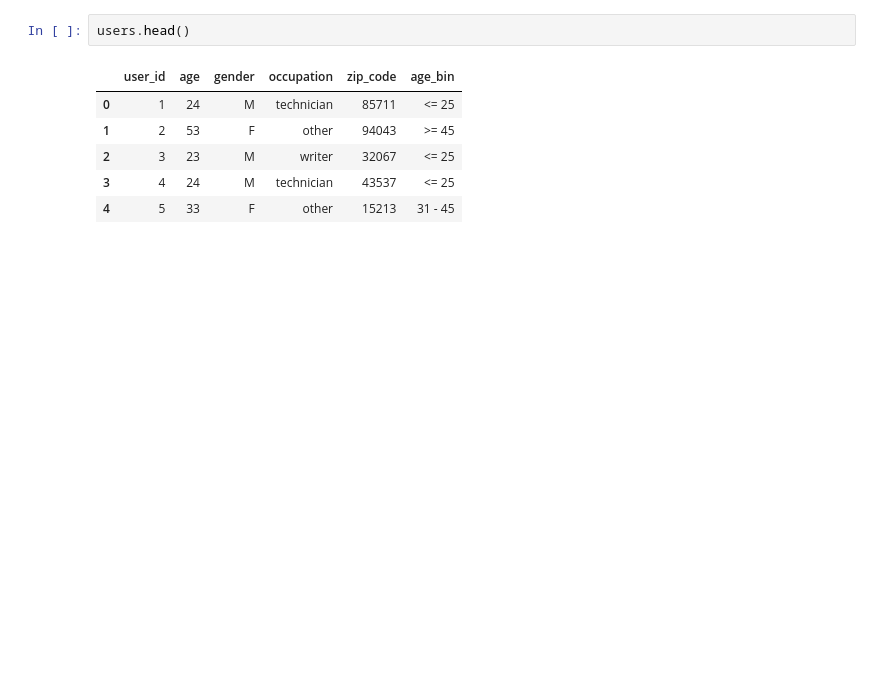
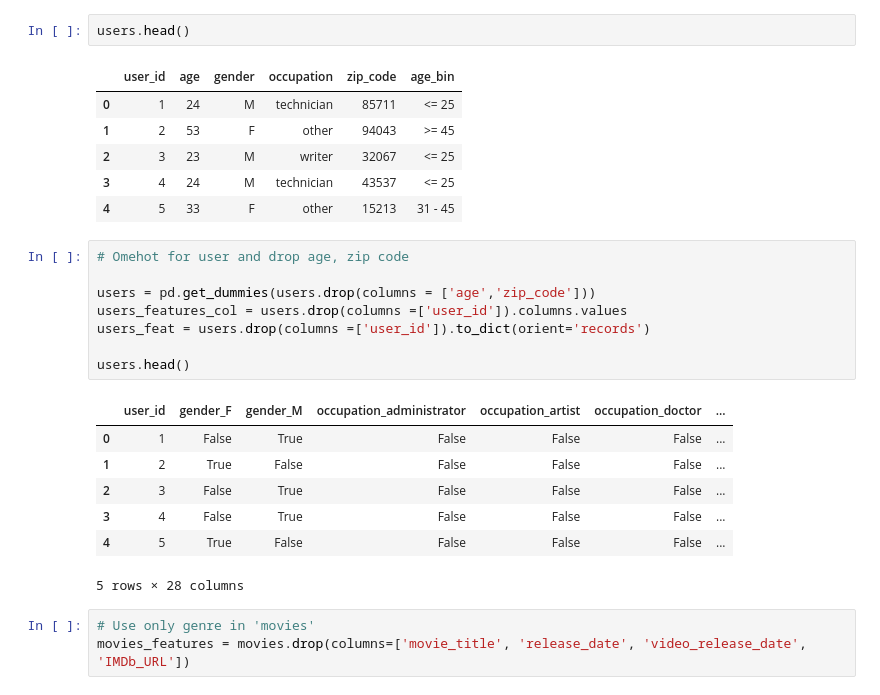
Before and after one commit to NasdormML/MovieLens-100K, a Jupyter notebook: notebooks/test_build.ipynb, the cells around one changed output. Cells and saved outputs as stored; diff of their text form; blank space fills up the shorter version.

```diff
--- a/notebooks/test_build.ipynb
+++ b/notebooks/test_build.ipynb
@@ -145,3 +145,22 @@ users.head()
 | 2 | 3 | 23 | M | writer | 32067 | <= 25 |
 | 3 | 4 | 24 | M | technician | 43537 | <= 25 |
 | 4 | 5 | 33 | F | other | 15213 | 31 - 45 |
+# %%
+# Omehot for user and drop age, zip code
+
+users = pd.get_dummies(users.drop(columns = ['age','zip_code']))
+users_features_col = users.drop(columns =['user_id']).columns.values
+users_feat = users.drop(columns =['user_id']).to_dict(orient='records')
+
+users.head()
+# %% [output]
+|  | user_id | gender_F | gender_M | occupation_administrator | occupation_artist | occupation_doctor | ... |
+| 0 | 1 | False | True | False | False | False | ... |
+| 1 | 2 | True | False | False | False | False | ... |
+| 2 | 3 | False | True | False | False | False | ... |
+| 3 | 4 | False | True | False | False | False | ... |
+| 4 | 5 | True | False | False | False | False | ... |
+5 rows × 28 columns
+# %%
+# Use only genre in 'movies'
+movies_features = movies.drop(columns=['movie_title', 'release_date', 'video_release_date', 'IMDb_URL'])
```
Also changed, not shown: parts of 8 cells of this notebook.
